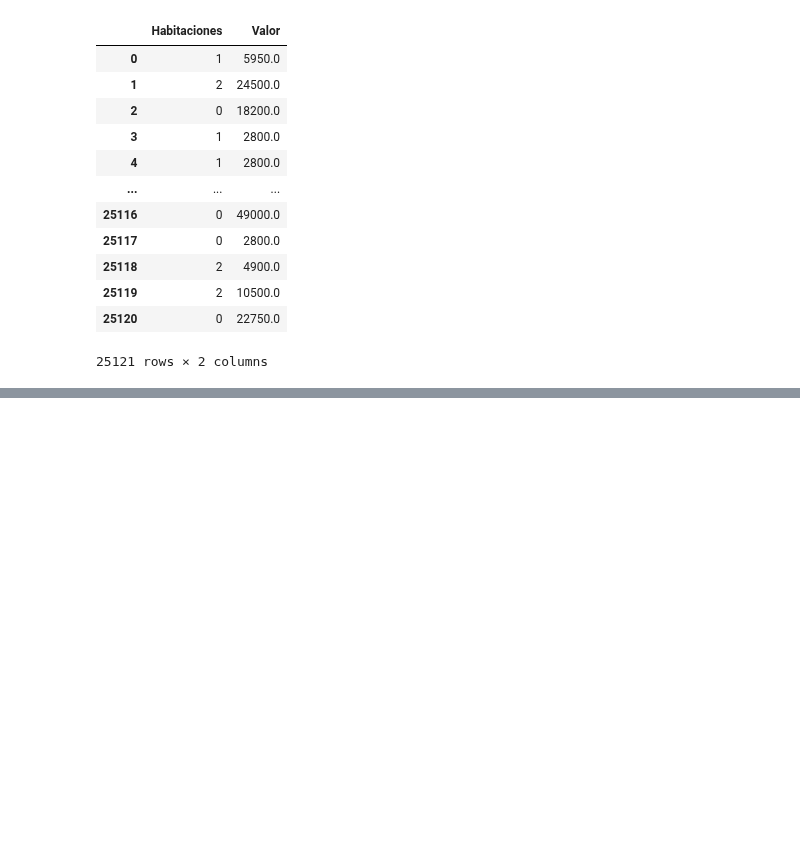
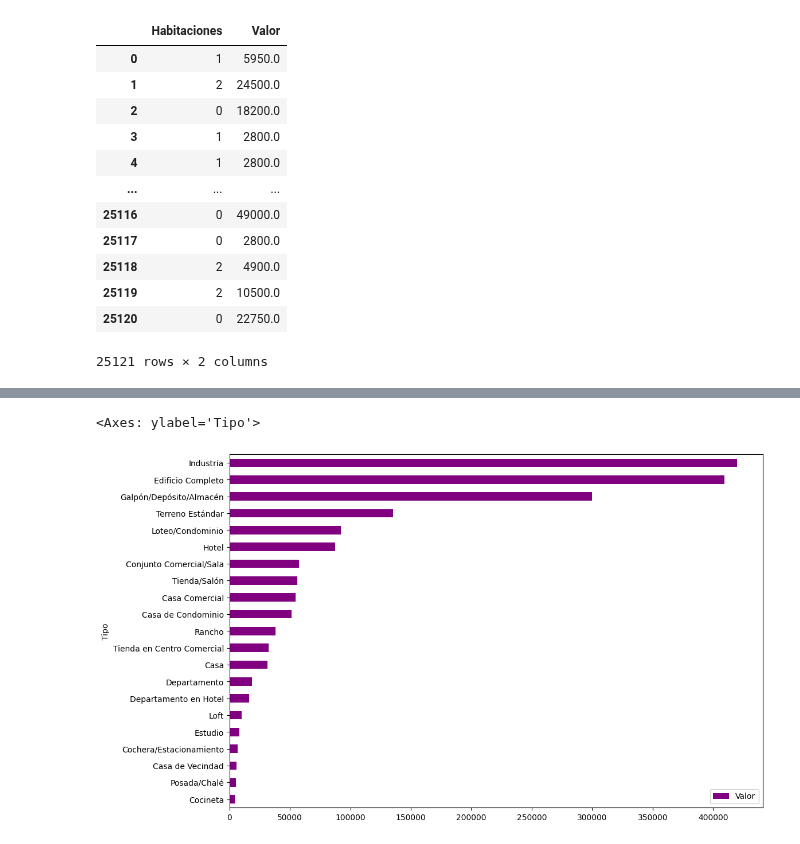
Before and after one commit to Liuz8/ETL-Oracle-Curso, a Jupyter notebook: inmuebles_cdmx.ipynb, the cells around one changed output, grey strips where cells are left out. Saved outputs shown, nothing was run; the diff lists cells and outputs as text; code cells hidden in the pictures; blank space fills up the shorter version.

Commit message:
valor por tipos de viviendas y graficacion

```diff
--- a/inmuebles_cdmx.ipynb
+++ b/inmuebles_cdmx.ipynb
@@ -162,0 +225,5 @@ datos[['Habitaciones', 'Valor']] # Devuelve un DataFrame
+# %%
+# Mejora visual y organizar de forma ascendente
+
+df_tipo_precio = datos.groupby('Tipo')[['Valor']].mean(numeric_only=True).sort_values('Valor')
+df_tipo_precio
@@ -162,0 +249,6 @@ datos[['Habitaciones', 'Valor']] # Devuelve un DataFrame
+# %%
+# Graficar  kind es para barras horizontales, figsize es para el tamaño de la figura
+df_tipo_precio.plot(kind='barh', figsize=(12,8), color='purple')
+# %% [output]
+<Axes: ylabel='Tipo'>
+[figure, added]
```
Also changed, not shown: parts of 8 cells of this notebook.
